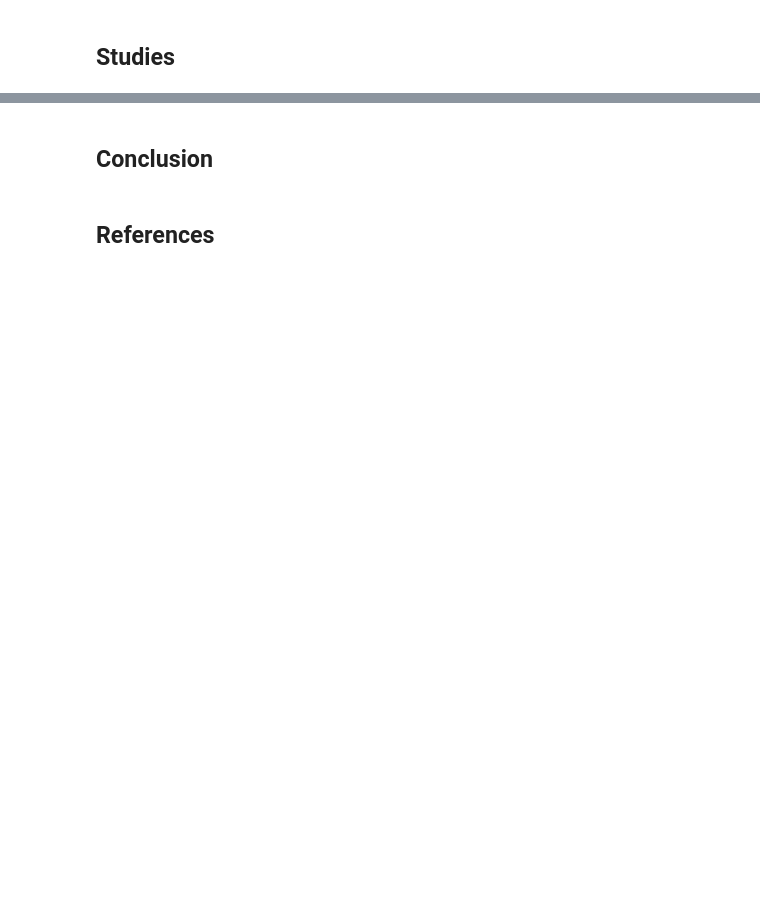
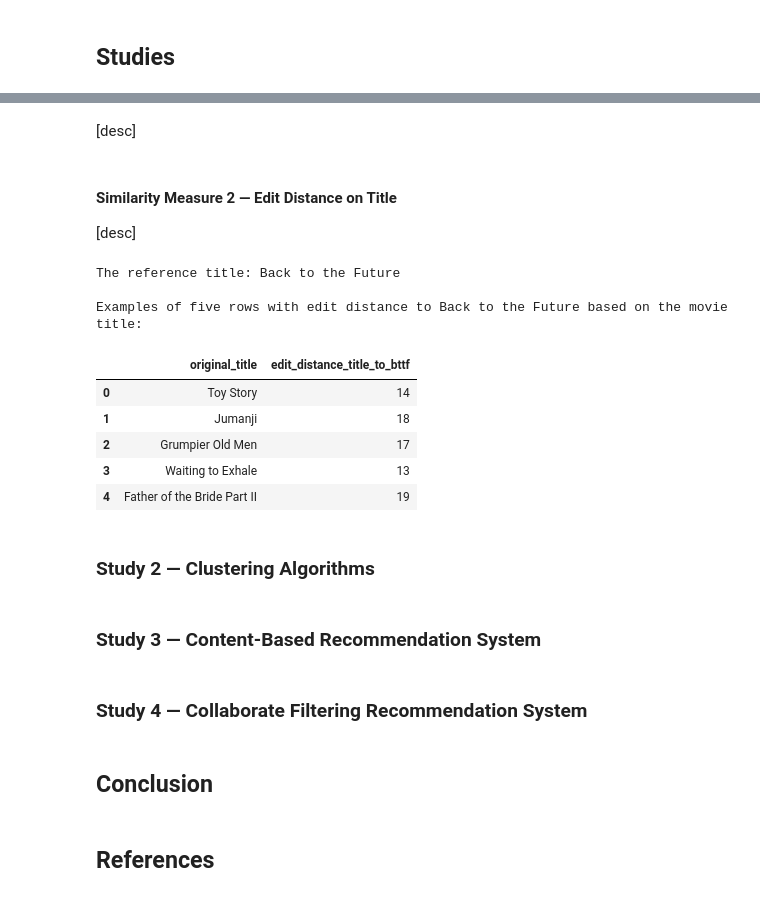
Before and after one commit to BrentMRPalmer/CSI4142-A4, a Jupyter notebook: UnsupervisedLearning.ipynb, the cells around one changed output, grey strips where cells are left out. Saved outputs shown, nothing was run; the diff lists cells and outputs as text; code cells hidden in the pictures; blank space fills up the shorter version.

```diff
--- a/UnsupervisedLearning.ipynb
+++ b/UnsupervisedLearning.ipynb
@@ -107,0 +154,12 @@ ratings_df.shape
+# %%
+# Create a copy of the metadata DataFrame
+cleaned_metadata_df = metadata_df.copy()
+
+# Drop duplicates (retains first instance of a duplicated row)
+cleaned_metadata_df = cleaned_metadata_df.drop_duplicates()
+
+# verify no duplicates remain
+duplicates = cleaned_metadata_df.duplicated(keep=False)
+
+# Print the number of rows that are exact duplicates
+print(f"Number of duplicate rows: {duplicates.sum()}\n")
@@ -110,3 +320,42 @@ ratings_df.shape
+# %% [markdown]
+[desc]
+# %% [markdown]
+#### Similarity Measure 2 — Edit Distance on Title
+
+[desc]
+# %%
+# Similarity Measure 2 — Edit Distance on Title
+
+# Store the title used to compute the edit distance
+reference_title = "Back to the Future"
+
+# Apply the Levenshtein.distance function from the Levenshtein package to compute the edit distance between "Back to the Future" and the title of every other movie
+cleaned_metadata_df["edit_distance_title_to_bttf"] = cleaned_metadata_df["original_title"].apply(
+    lambda title: Levenshtein.distance(reference_title, title)
+)
+
+# Print the reference title
+print(f"The reference title: {reference_title}\n")
+
+# Print five example rows
+print(f"Examples of five rows with edit distance to {reference_title} based on the movie title:")
+cleaned_metadata_df[["original_title", "edit_distance_title_to_bttf"]].head(5)
+# %% [output]
+The reference title: Back to the Future
+
+Examples of five rows with edit distance to Back to the Future based on the movie title:
+|  | original_title | edit_distance_title_to_bttf |
+| 0 | Toy Story | 14 |
+| 1 | Jumanji | 18 |
+| 2 | Grumpier Old Men | 17 |
+| 3 | Waiting to Exhale | 13 |
+| 4 | Father of the Bride Part II | 19 |
+# %% [markdown]
+### Study 2 — Clustering Algorithms
+# %% [markdown]
+### Study 3 — Content-Based Recommendation System
+# %% [markdown]
+### Study 4 — Collaborate Filtering Recommendation System
 # %% [markdown]
 ## Conclusion
 # %% [markdown]
```
Also changed, not shown: parts of 28 cells of this notebook, 1 other file.
